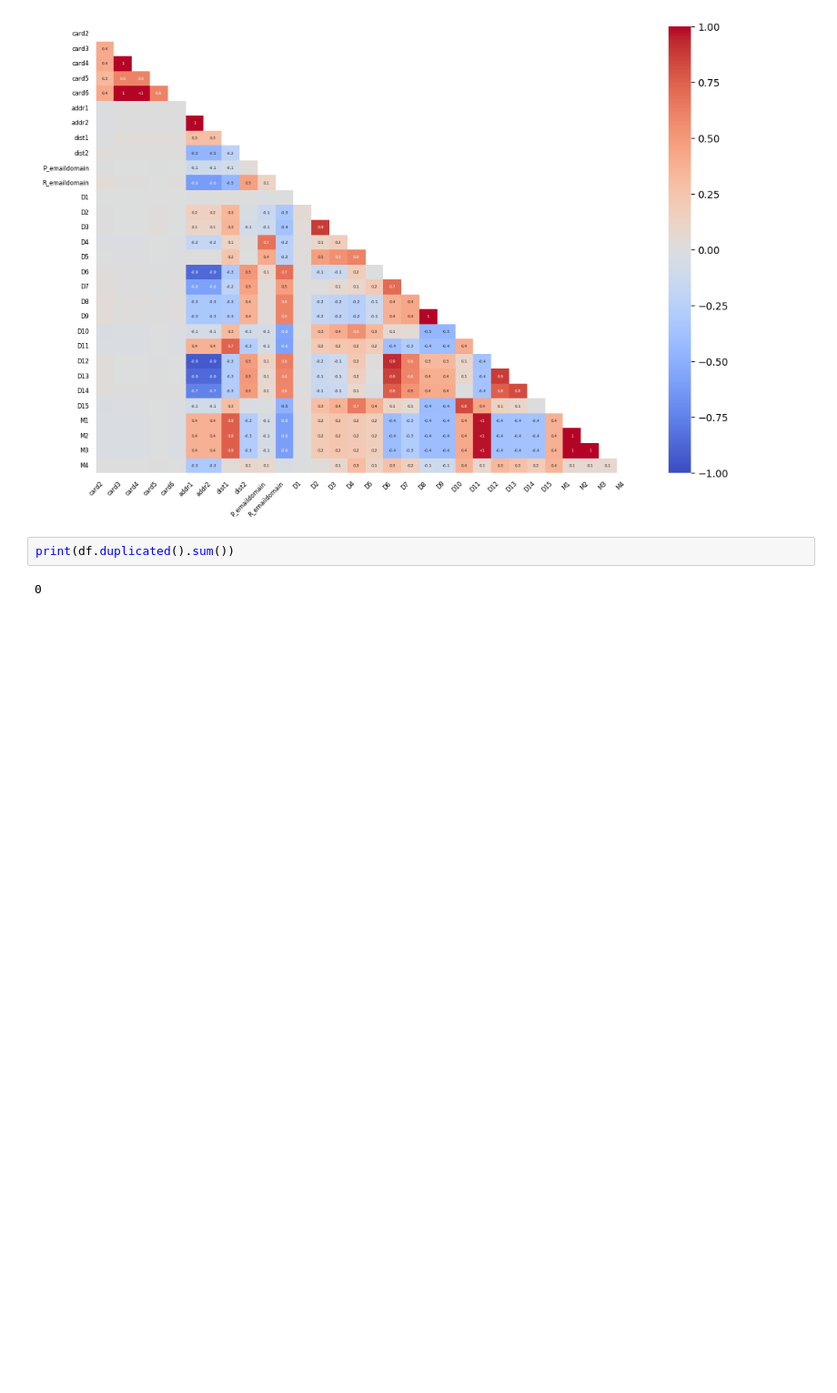
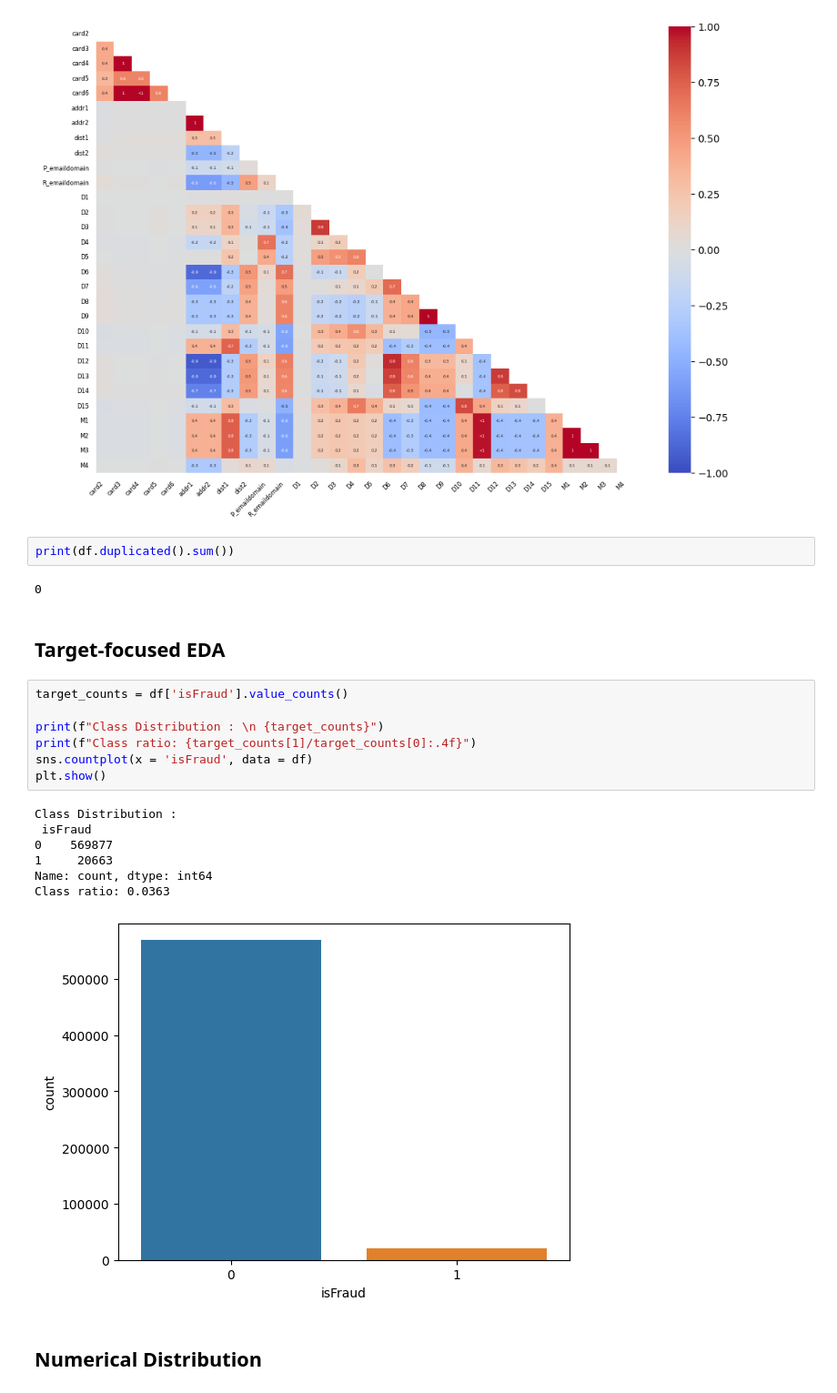
Before and after one commit to Manishshtestha/Classification, a Jupyter notebook: IEEE-Fraud-Detection/model.ipynb, the cells around one changed output. Shown at 91% size. Drawn from its saved outputs; the diff is of its cells as text; blank space fills up the shorter version.

Commit message:
Kaggle Notebook | IEEE-Fraud-Detection1 | Version 1

```diff
--- a/IEEE-Fraud-Detection/model.ipynb
+++ b/IEEE-Fraud-Detection/model.ipynb
@@ -231,3 +231,22 @@ msno.heatmap(
 print(df.duplicated().sum())
 # %% [output]
 0
+# %% [markdown]
+## Target-focused EDA
+# %%
+target_counts = df['isFraud'].value_counts()
+
+print(f"Class Distribution : \n {target_counts}")
+print(f"Class ratio: {target_counts[1]/target_counts[0]:.4f}")
+sns.countplot(x = 'isFraud', data = df)
+plt.show()
+# %% [output]
+Class Distribution :
+ isFraud
+0    569877
+1     20663
+Name: count, dtype: int64
+Class ratio: 0.0363
+[figure, added]
+# %% [markdown]
+## Numerical Distribution
```
